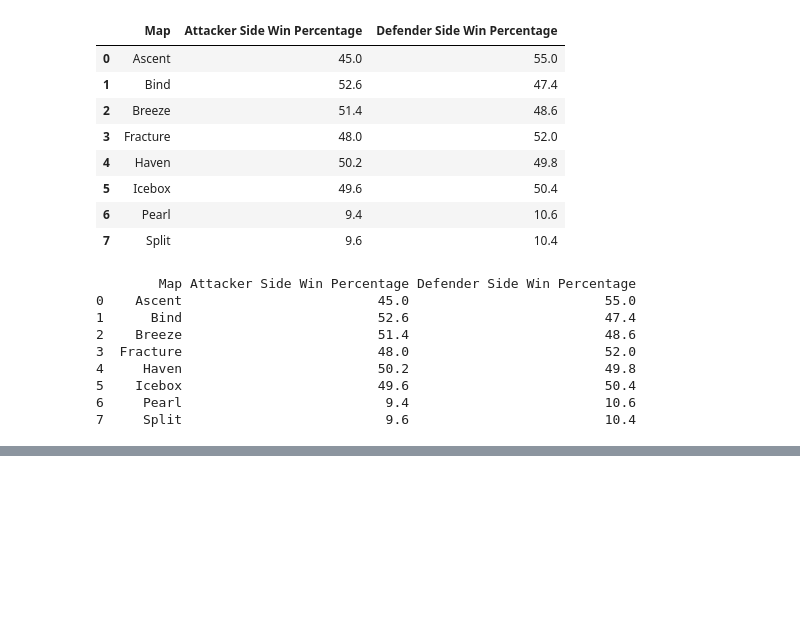
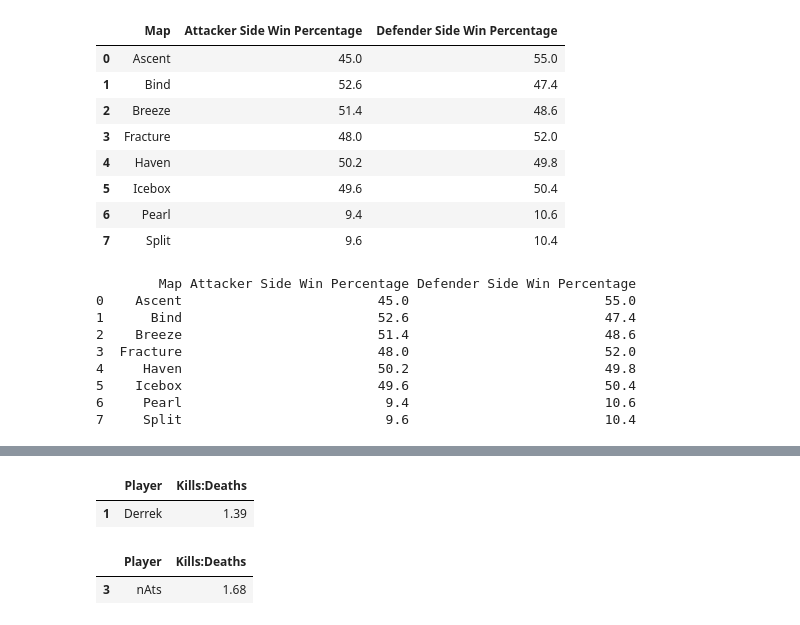
Before and after one commit to PedroLSCabral/Projeto-ICD, a Jupyter notebook: vct_2022.ipynb, the cells around one changed output, grey strips where cells are left out. Saved outputs shown, nothing was run; the diff lists cells and outputs as text; code cells hidden in the pictures; blank space fills up the shorter version.

```diff
--- a/vct_2022.ipynb
+++ b/vct_2022.ipynb
@@ -358,0 +445,24 @@ print(maps_vct2022)
+# %%
+times_north_america = ['Evil Geniuses','NRG Esports','Sentinels','100 Thieves','The Guard','Shopify Rebellion','Cloud9','FaZe Clan']
+lista_jogadores_north_america = []
+
+for i in times_north_america:
+    players_vct2022_north = players_vct2022[(players_vct2022['Tournament'] == "Champions Tour North America: Last Chance Qualifier") & (players_vct2022['Stage']==stage) & (players_vct2022['Match Type'] == math_type) & (players_vct2022['Team'] == i)]
+
+    players_vct2022_north_grouped = players_vct2022_north.groupby('Player')['Kills:Deaths'].mean().reset_index()
+
+    lista_jogadores_north_america.append(players_vct2022_north_grouped)
+
+jogadores_north_america = pd.concat(lista_jogadores_north_america).round(2)
+best_player_north_america_vct2022 = jogadores_north_america.sort_values(by='Kills:Deaths', ascending=False).head(1)
+best_player_north_america_vct2022
+# %% [output]
+|  | Player | Kills:Deaths |
+| 1 | Derrek | 1.39 |
+# %%
+best_player_vct2022 = pd.concat([best_player_champions_vct2022, best_player_north_america_vct2022, best_player_south_america_vct2022, best_player_pacific_vct2022, best_player_emea_vct2022])
+best_player_vct2022 = best_player_vct2022.sort_values(by='Kills:Deaths', ascending=False).head(1)
+best_player_vct2022
+# %% [output]
+|  | Player | Kills:Deaths |
+| 3 | nAts | 1.68 |
```
Also changed, not shown: parts of 5 cells of this notebook, 1 other file.
